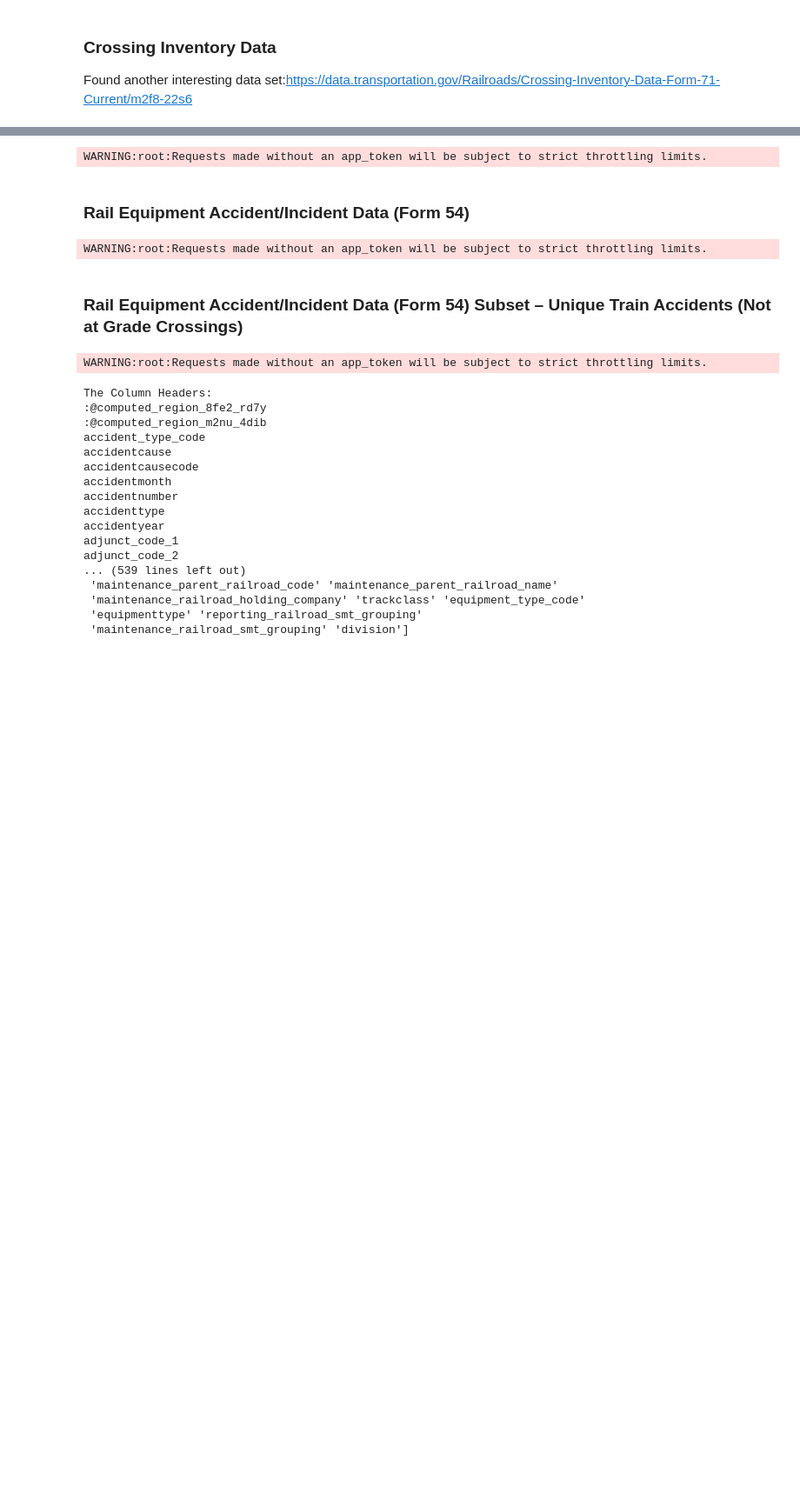
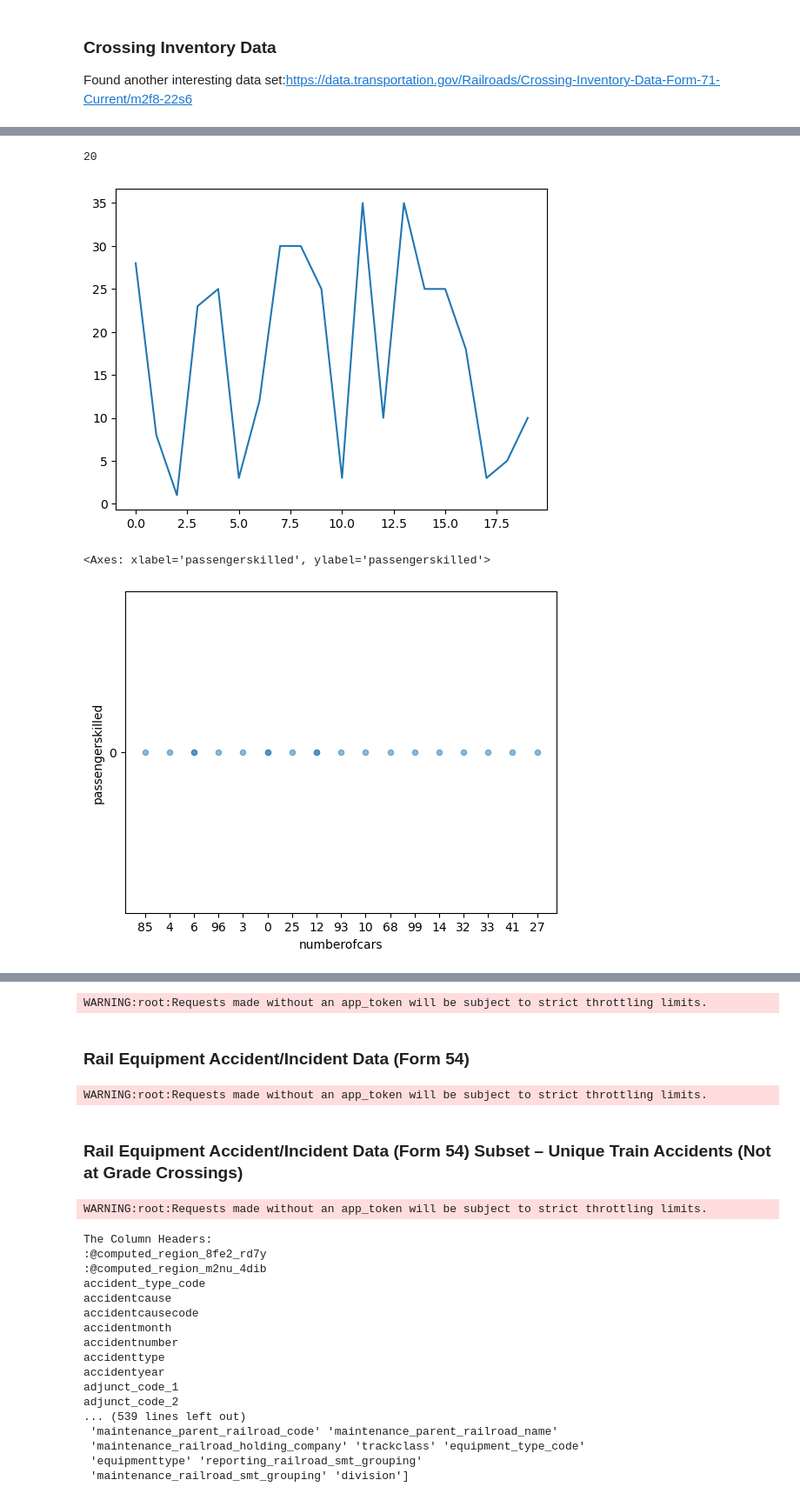
Before and after one commit to HUGOXBACA/UCR_GOOGLE_REU, a Jupyter notebook: UCR_GOOGLE_REU.ipynb, the cells around one changed output, grey strips where cells are left out. Shown: that part at 87% size. Saved outputs shown, nothing was run; the diff lists cells and outputs as text; code cells hidden in the pictures; blank space fills up the shorter version.

Commit message:
We are adding two data dictionaries and updates to the main notebook

```diff
--- a/UCR_GOOGLE_REU.ipynb
+++ b/UCR_GOOGLE_REU.ipynb
@@ -190,0 +222,20 @@ plt.show()
+# %%
+#lets gather all number type data
+from tabulate import tabulate
+
+test = HRGC_data_clean['trainspeed']
+print(len(test))
+test = pd.to_numeric(test, errors='coerce')
+import matplotlib.pyplot as plt
+test.plot()
+plt.show()
+
+HRGC_data_clean.plot.scatter(y="passengerskilled", x="numberofcars", alpha=0.5)
+HRGC_data_clean.plot.scatter(y="passengerskilled", x="trainspeed", alpha=0.5)
+HRGC_data_clean.plot.scatter(y="passengerskilled", x="passengersinjured", alpha=0.5)
+HRGC_data_clean.plot.scatter(y="passengerskilled", x="passengerskilled", alpha=0.5)
+# %% [output]
+20
+[figure, added]
+<Axes: xlabel='passengerskilled', ylabel='passengerskilled'>
+[figure, added]
```
Also changed, not shown: parts of 8 cells of this notebook, 2 other files.
